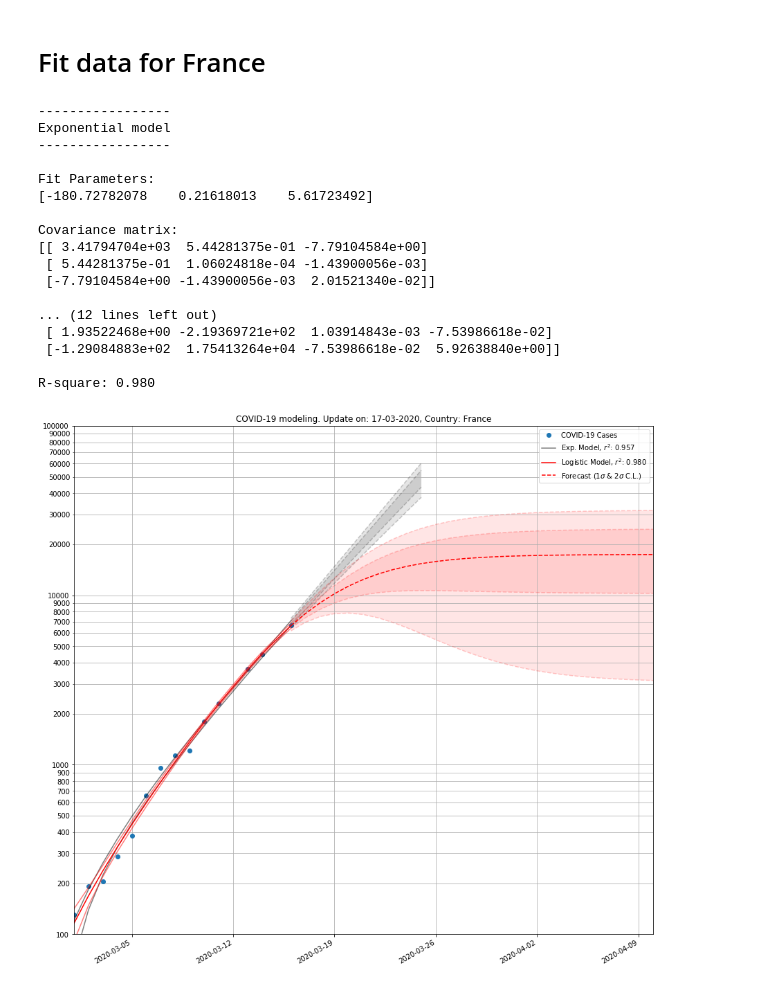
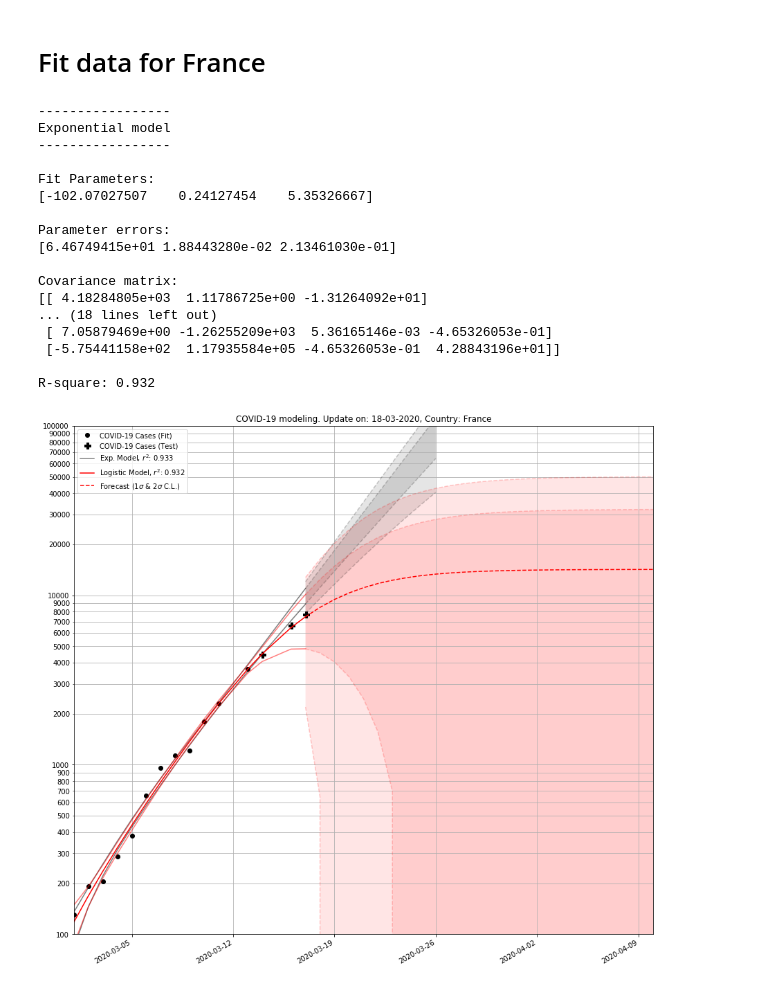
Before and after one commit to remotain/COVID-19, a Jupyter notebook: model_growth.ipynb, the cells around one changed output. Drawn from its saved outputs; the diff is of its cells as text; code cells hidden in the pictures.

```diff
--- a/model_growth.ipynb
+++ b/model_growth.ipynb
@@ -355,8 +393,8 @@ dfit = dfit.loc[dfit['Cases'] > 100]
 
 dfit['ndays'] = (dfit['Date'] - dfit['Date'].iloc[0]).dt.days
 
-ydata=dfit['Cases']
-xdata=dfit['ndays']
+ydata=dfit['Cases'][:-3]
+xdata=dfit['ndays'][:-3]
 
 # Exponential model
 print()
@@ -387,24 +425,25 @@ Exponential model
 -----------------
 
 Fit Parameters:
-[-180.72782078    0.21618013    5.61723492]
+[-102.07027507    0.24127454    5.35326667]
+
+Parameter errors:
+[6.46749415e+01 1.88443280e-02 2.13461030e-01]
 
 Covariance matrix:
-[[ 3.41794704e+03  5.44281375e-01 -7.79104584e+00]
- [ 5.44281375e-01  1.06024818e-04 -1.43900056e-03]
- [-7.79104584e+00 -1.43900056e-03  2.01521340e-02]]
+[[ 4.18284805e+03  1.11786725e+00 -1.31264092e+01]
+... (18 lines left out)
+ [ 7.05879469e+00 -1.26255209e+03  5.36165146e-03 -4.65326053e-01]
+ [-5.75441158e+02  1.17935584e+05 -4.65326053e-01  4.28843196e+01]]
 
-... (12 lines left out)
- [ 1.93522468e+00 -2.19369721e+02  1.03914843e-03 -7.53986618e-02]
- [-1.29084883e+02  1.75413264e+04 -7.53986618e-02  5.92638840e+00]]
-
-R-square: 0.980
+R-square: 0.932
 # %%
 # Draw
 _,ax = plt.subplots(figsize=(15,15))
 logy=True
 # Data
-dfit.plot('Date', 'Cases', marker='o', linestyle="None", label='COVID-19 Cases', ax=ax, logy=logy)
+dfit[:-3].plot('Date', 'Cases', marker='o', color='k', linestyle="None", label='COVID-19 Cases (Fit)', ax=ax, logy=logy)
+dfit[-3:].plot('Date', 'Cases', marker='P', color='k', ms=9, linestyle="None", label='COVID-19 Cases (Test)', ax=ax, logy=logy)
 
 # Exponential Model
 #df_predict_exp.plot('Date', 'Model', color='k', linestyle='-', alpha=1, label='_nolegend_', ax=ax)
@@ -425,31 +464,31 @@ df_predict_logit.plot('Date', '1s_sup', color='r', linestyle='-', alpha=0.5, lab
 df_predict_logit.plot('Date', '1s_inf', color='r', linestyle='-', alpha=0.5, label='_nolegend_', ax=ax)
 # Logistic Model Forecast
 df_forecast_logit.plot('Date', 'Forecast', color='r', linestyle='--', alpha=1, label='Forecast ($1\sigma$ & $2\sigma$ C.L.)', ax=ax)
 df_forecast_logit.plot('Date', '1s_sup', color='r', linestyle='--', alpha=0.2, label='_nolegend_', ax=ax)
 df_forecast_logit.plot('Date', '1s_inf', color='r', linestyle='--', alpha=0.2, label='_nolegend_', ax=ax)
 df_forecast_logit.plot('Date', '2s_sup', color='r', linestyle='--', alpha=0.2, label='_nolegend_', ax=ax)
 df_forecast_logit.plot('Date', '2s_inf', color='r', linestyle='--', alpha=0.2, label='_nolegend_', ax=ax)
 ax.fill_between(df_forecast_logit['Date'], df_forecast_logit['2s_inf'], df_forecast_logit['2s_sup'], facecolor="red", alpha=0.1)
 ax.fill_between(df_forecast_logit['Date'], df_forecast_logit['1s_inf'], df_forecast_logit['1s_sup'], facecolor="red", alpha=0.1)
 
 formatter = matplotlib.ticker.ScalarFormatter()
 formatter.set_scientific(False)
 ax.yaxis.set_minor_formatter(formatter)
 ax.yaxis.set_major_formatter(formatter)
 
 from datetime import datetime
 plt.title('COVID-19 modeling. Update on: %s, Country: %s' %(datetime.today().strftime('%d-%m-%Y'),dfit['Country/Region'].values[0]))
 plt.grid(axis='both',which='both')
 plt.xlabel('')
 
 #Axis limit
 ax.set_xlim(['2020-03-01','2020-04-10'])
 ax.set_ylim([100, 100000])
 
 # Zoom
 #ax.set_xlim(['2020-03-13','2020-03-16'])
 #ax.set_ylim([20000, 28000])
 
 plt.show()
 # %% [output]
-[figure, old version]
+[figure, new version]
```
Also changed, not shown: parts of 12 cells of this notebook.
